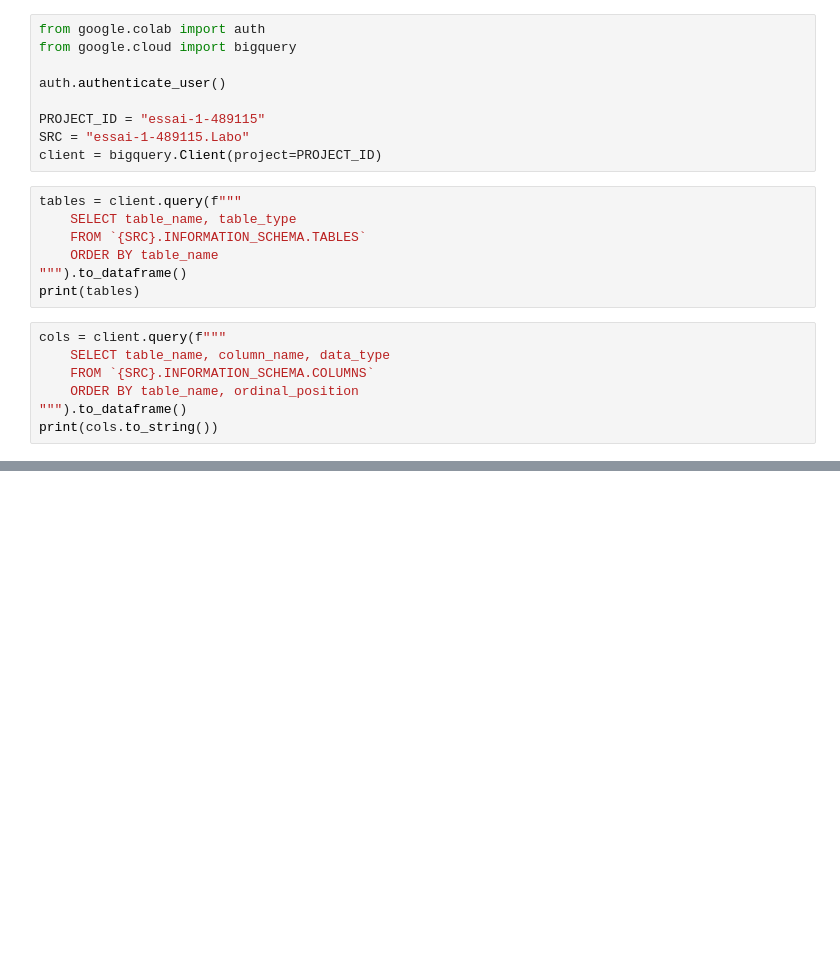
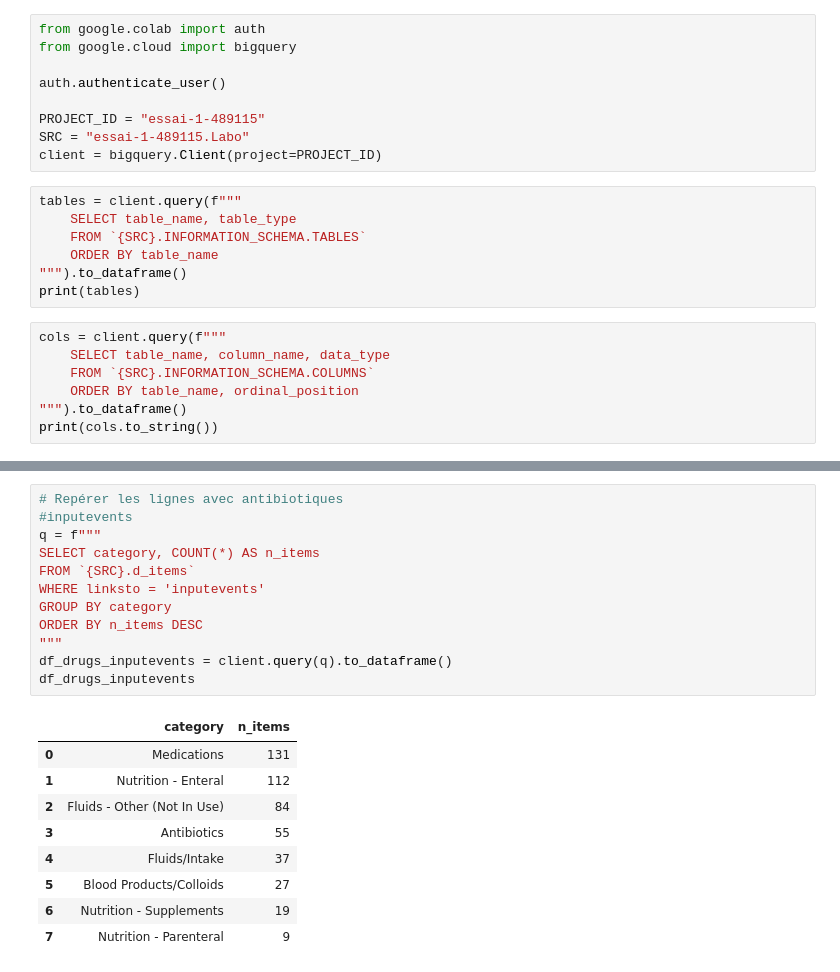
Before and after one commit to Kcanot/MIMICIV_demo, a Jupyter notebook: notebooks/Essai.ipynb, the cells around one changed output, grey strips where cells are left out. Drawn from its saved outputs; the diff is of its cells as text; blank space fills up the shorter version.

```diff
--- a/notebooks/Essai.ipynb
+++ b/notebooks/Essai.ipynb
@@ -80,0 +123,22 @@ for t in tables:
+# %%
+# Repérer les lignes avec antibiotiques
+#inputevents
+q = f"""
+SELECT category, COUNT(*) AS n_items
+FROM `{SRC}.d_items`
+WHERE linksto = 'inputevents'
+GROUP BY category
+ORDER BY n_items DESC
+"""
+df_drugs_inputevents = client.query(q).to_dataframe()
+df_drugs_inputevents
+# %% [output]
+|  | category | n_items |
+| 0 | Medications | 131 |
+| 1 | Nutrition - Enteral | 112 |
+| 2 | Fluids - Other (Not In Use) | 84 |
+| 3 | Antibiotics | 55 |
+| 4 | Fluids/Intake | 37 |
+| 5 | Blood Products/Colloids | 27 |
+| 6 | Nutrition - Supplements | 19 |
+| 7 | Nutrition - Parenteral | 9 |
```
Also changed, not shown: parts of 11 cells of this notebook.
